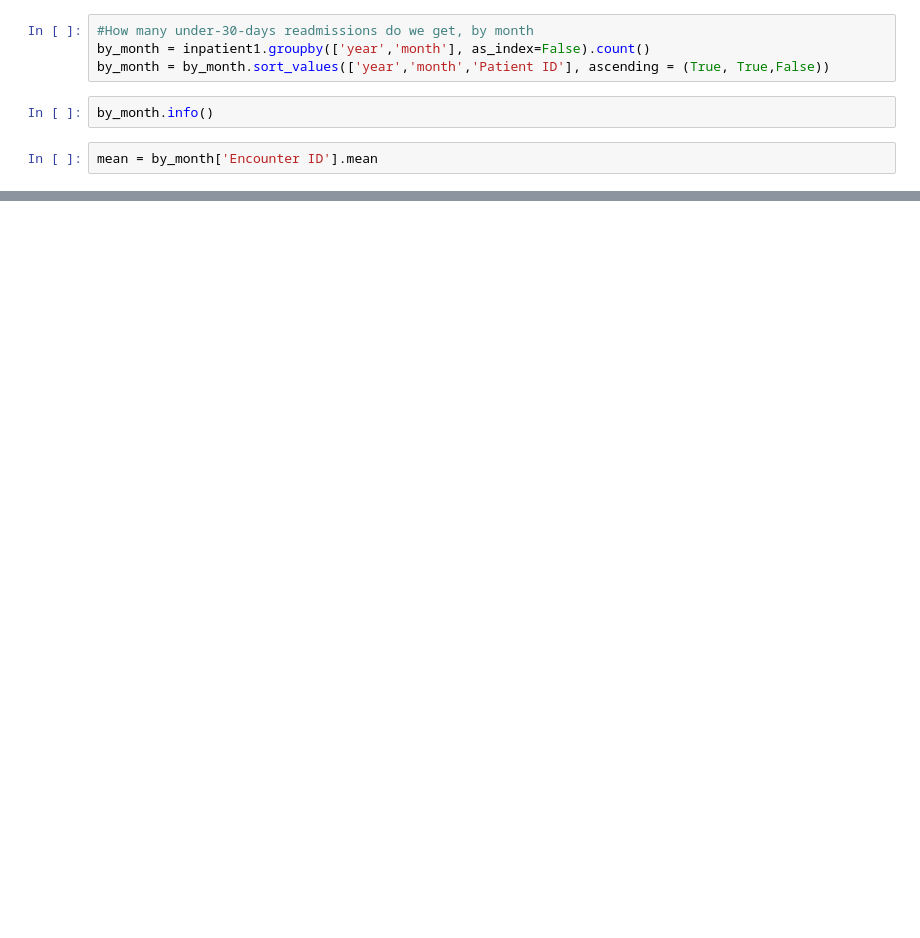
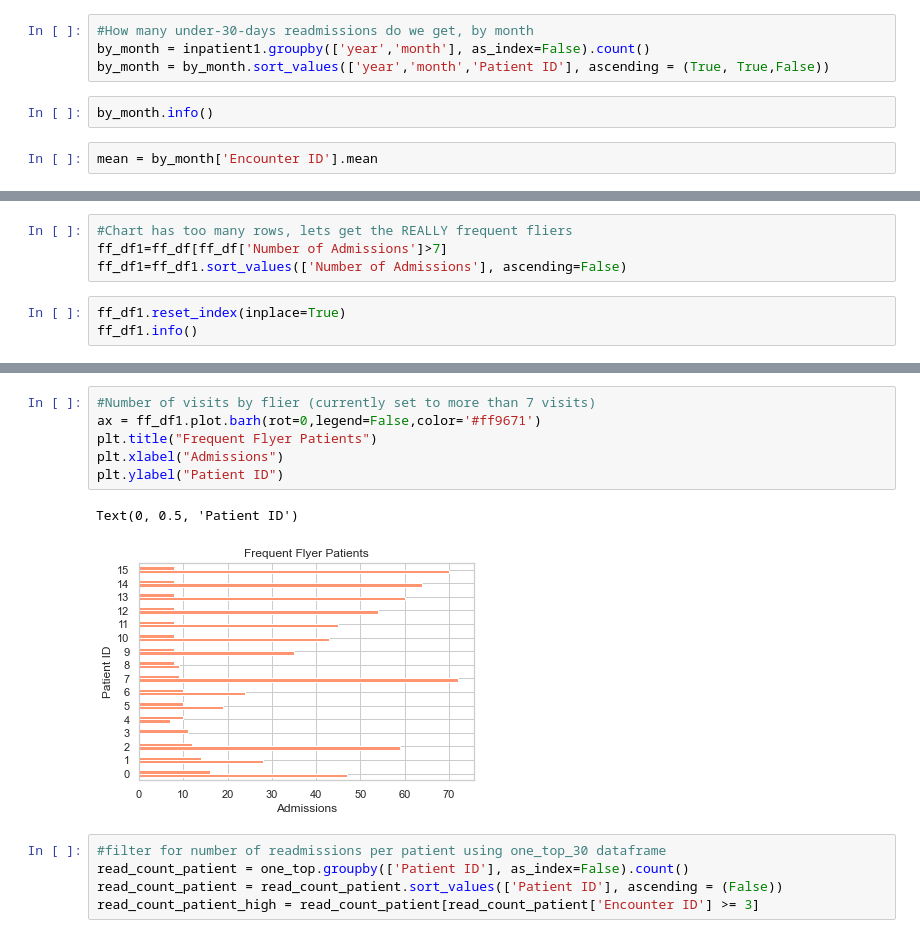
Before and after one commit to tipearso/hospital-readmissions, a Jupyter notebook: assets/ursa_patient_readmittance.ipynb, the cells around one changed output, grey strips where cells are left out. Drawn from its saved outputs; the diff is of its cells as text; blank space fills up the shorter version.

```diff
--- a/assets/ursa_patient_readmittance.ipynb
+++ b/assets/ursa_patient_readmittance.ipynb
@@ -411,0 +482,7 @@ newdf
+# %%
+#Chart has too many rows, lets get the REALLY frequent fliers
+ff_df1=ff_df[ff_df['Number of Admissions']>7]
+ff_df1=ff_df1.sort_values(['Number of Admissions'], ascending=False)
+# %%
+ff_df1.reset_index(inplace=True)
+ff_df1.info()
@@ -411,0 +500,14 @@ newdf
+# %%
+#Number of visits by flier (currently set to more than 7 visits)
+ax = ff_df1.plot.barh(rot=0,legend=False,color='#ff9671')
+plt.title("Frequent Flyer Patients")
+plt.xlabel("Admissions")
+plt.ylabel("Patient ID")
+# %% [output]
+Text(0, 0.5, 'Patient ID')
+[figure, added]
+# %%
+#filter for number of readmissions per patient using one_top_30 dataframe
+read_count_patient = one_top.groupby(['Patient ID'], as_index=False).count()
+read_count_patient = read_count_patient.sort_values(['Patient ID'], ascending = (False))
+read_count_patient_high = read_count_patient[read_count_patient['Encounter ID'] >= 3]
```
Also changed, not shown: parts of 64 cells of this notebook.
